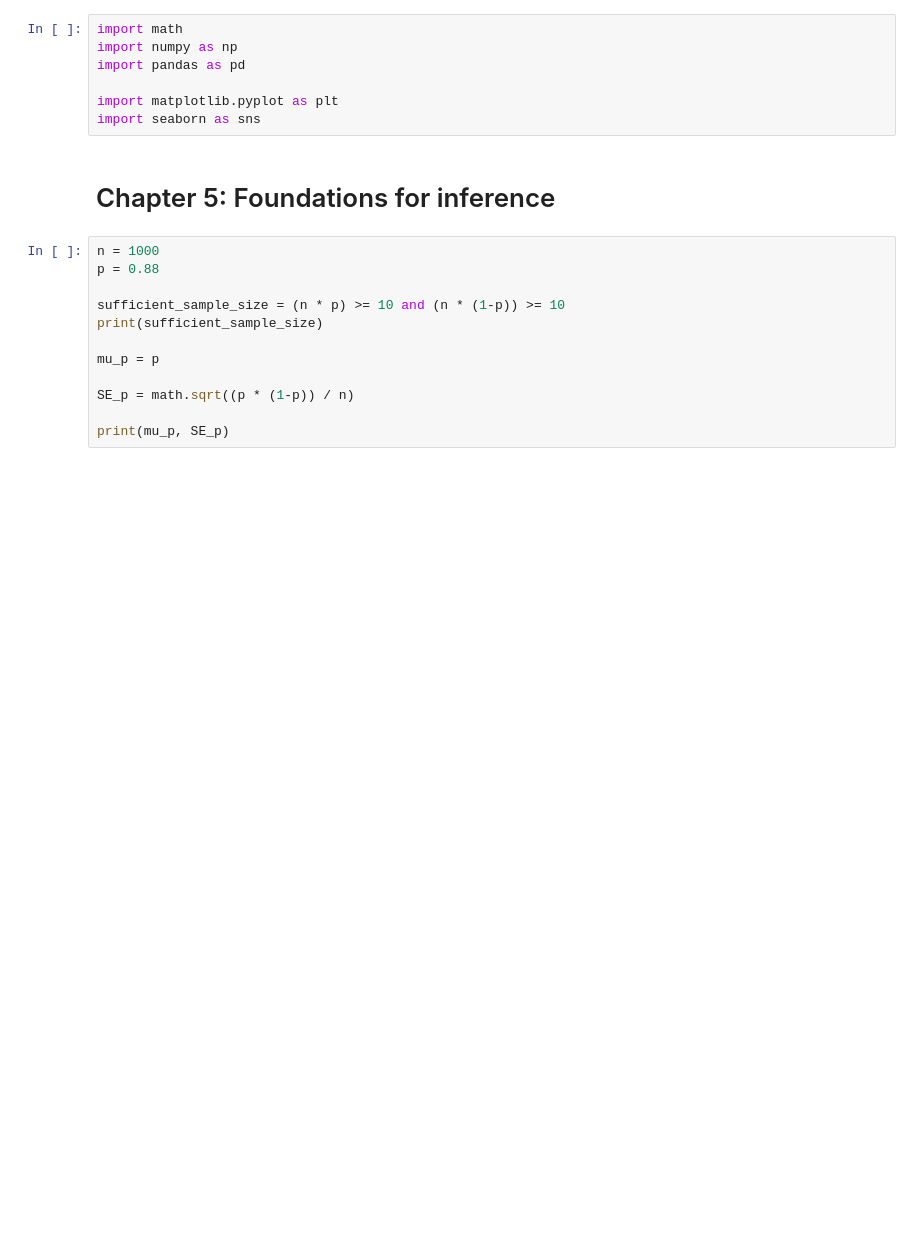
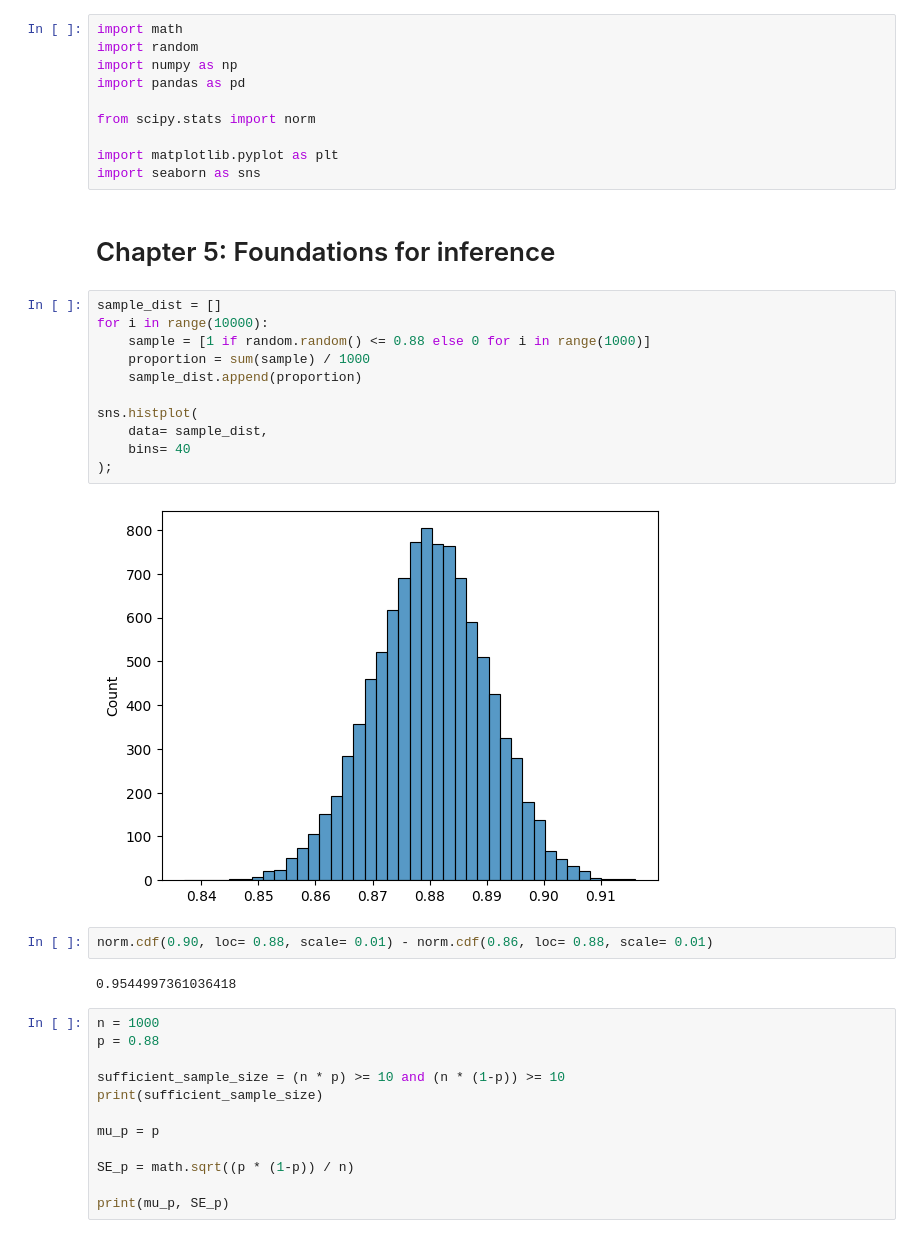
Before and after one commit to zdravoj/data-science-foundations, a Jupyter notebook: OpenIntro_Statistics/chs_5to7.ipynb, the cells around one changed output. Drawn from its saved outputs; the diff is of its cells as text; blank space fills up the shorter version.

```diff
--- a/OpenIntro_Statistics/chs_5to7.ipynb
+++ b/OpenIntro_Statistics/chs_5to7.ipynb
@@ -1,12 +1,32 @@
 # %%
 import math
+import random
 import numpy as np
 import pandas as pd
 
+from scipy.stats import norm
+
 import matplotlib.pyplot as plt
 import seaborn as sns
 # %% [markdown]
 # Chapter 5: Foundations for inference
+# %%
+sample_dist = []
+for i in range(10000):
+    sample = [1 if random.random() <= 0.88 else 0 for i in range(1000)]
+    proportion = sum(sample) / 1000
+    sample_dist.append(proportion)
+
+sns.histplot(
+    data= sample_dist,
+    bins= 40
+);
+# %% [output]
+[figure, added]
+# %%
+norm.cdf(0.90, loc= 0.88, scale= 0.01) - norm.cdf(0.86, loc= 0.88, scale= 0.01)
+# %% [output]
+0.9544997361036418
 # %%
 n = 1000
 p = 0.88
```
Also changed, not shown: parts of 8 cells of this notebook.
